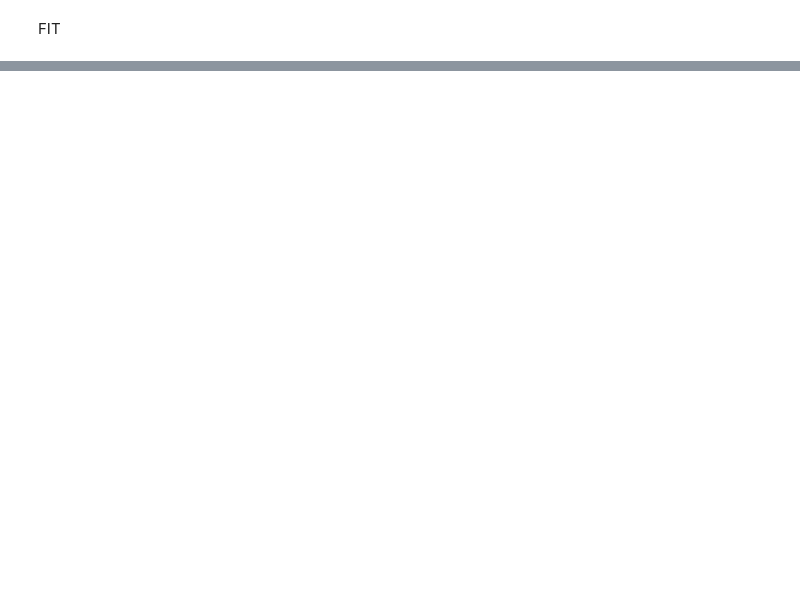
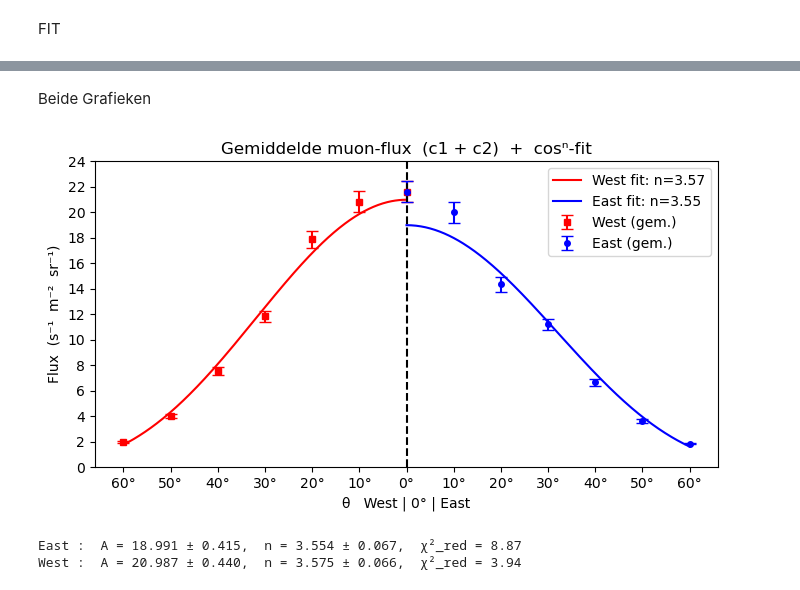
Before and after one commit to sude-larabildirici/2025-Projects_Team-4-Measurement-of-the-Asymmetry-of-the-Cosmic-Muon-Flux, a Jupyter notebook: muon_data_analyse_final.ipynb, the cells around one changed output, grey strips where cells are left out. Drawn from its saved outputs; the diff is of its cells as text; code cells hidden in the pictures; blank space fills up the shorter version.

```diff
--- a/muon_data_analyse_final.ipynb
+++ b/muon_data_analyse_final.ipynb
@@ -311,3 +318,82 @@ C2 W: A = 21.191 ± 0.996,  n = 3.358 ± 0.143,  χ² = 5.04, dof = 3, χ²_red
+# %% [markdown]
+Beide Grafieken
+# %%
+def wmean(group):
+    w = 1 / group["sigma"]**2
+    flux = (w * group["flux"]).sum() / w.sum()
+    sigma = np.sqrt(1 / w.sum())
+    return pd.Series({"flux": flux, "sigma": sigma})
+
+mean_df = (df.groupby(["angle", "side"])
+             .apply(wmean)
+             .reset_index())
+
+west = mean_df[mean_df["side"] == "W"].copy()
+east = mean_df[mean_df["side"] == "E"].copy()
+center = mean_df[mean_df["side"] == "C"]
+
+if not center.empty:
+    west = pd.concat([west, center], ignore_index=True)
+    east = pd.concat([east, center], ignore_index=True)
+
+west["x"] = -west["angle"]
+east["x"] =  east["angle"]
+
+xW, yW, sW = west["angle"].values, west["flux"].values, west["sigma"].values
+xE, yE, sE = east["angle"].values, east["flux"].values, east["sigma"].values
+
+# cosⁿ-fits
+def cosn(theta_deg, A, n):
+    return A * np.cos(np.deg2rad(np.abs(theta_deg))) ** n
+
+poptW, pcovW = curve_fit(cosn, xW, yW, p0=(yW.max(), 2.0),
+                         sigma=sW, absolute_sigma=True)
+poptE, pcovE = curve_fit(cosn, xE, yE, p0=(yE.max(), 2.0),
+                         sigma=sE, absolute_sigma=True)
+
+A_W, n_W = poptW
+A_E, n_E = poptE
+σA_W, σn_W = np.sqrt(np.diag(pcovW))
+σA_E, σn_E = np.sqrt(np.diag(pcovE))
+
+# χ² / p-value
+def chisq(y, f, s): return np.sum(((y - f) / s) ** 2)
+
+χ2_W, dof_W = chisq(yW, cosn(xW,*poptW), sW), len(xW)-len(poptW)
+χ2_E, dof_E = chisq(yE, cosn(xE,*poptE), sE), len(xE)-len(poptE)
+
+# plot
+θ_grid = np.linspace(0, mean_df["angle"].max(), 300)
+plt.figure(figsize=(7,4))
+plt.errorbar(west["x"], yW, yerr=sW, fmt="rs", markersize=4,
+             capsize=4, label="West (gem.)")
+plt.errorbar(east["x"], yE, yerr=sE, fmt="bo", markersize=4,
+             capsize=4, label="East (gem.)")
+plt.plot(-θ_grid, cosn(θ_grid,*poptW), "r-",
+         label=f"West fit: n={n_W:.2f}")
+plt.plot( θ_grid, cosn(θ_grid,*poptE), "b-",
+         label=f"East fit: n={n_E:.2f}")
+
+plt.axvline(0, color="k", ls="--")
+xticks = sorted(sub["x"].unique())
+plt.xticks(xticks, [f"{abs(t):.0f}°" for t in xticks])
+plt.yticks(range(0, 26, 2))
+plt.xlabel("θ   West | 0° | East")
+plt.ylabel("Flux  (s⁻¹  m⁻²  sr⁻¹)")
+plt.title("Gemiddelde muon-flux  (c1 + c2)  +  cosⁿ-fit")
+plt.legend()
+plt.tight_layout()
+plt.show()
+
+# resultaten printen
+print(f"East :  A = {A_E:.3f} ± {σA_E:.3f},  n = {n_E:.3f} ± {σn_E:.3f},  "
+      f"χ²_red = {χ2_E/(len(xE)-2):.2f}")
+print(f"West :  A = {A_W:.3f} ± {σA_W:.3f},  n = {n_W:.3f} ± {σn_W:.3f},  "
+      f"χ²_red = {χ2_W/(len(xW)-2):.2f}")
+# %% [output]
+[figure, added]
+East :  A = 18.991 ± 0.415,  n = 3.554 ± 0.067,  χ²_red = 8.87
+West :  A = 20.987 ± 0.440,  n = 3.575 ± 0.066,  χ²_red = 3.94
 # %%
 def diff_table(pc):
     east = df.query("comp==@pc and side=='E'").set_index("angle")["flux"]
```
Also changed, not shown: parts of 9 cells of this notebook.
